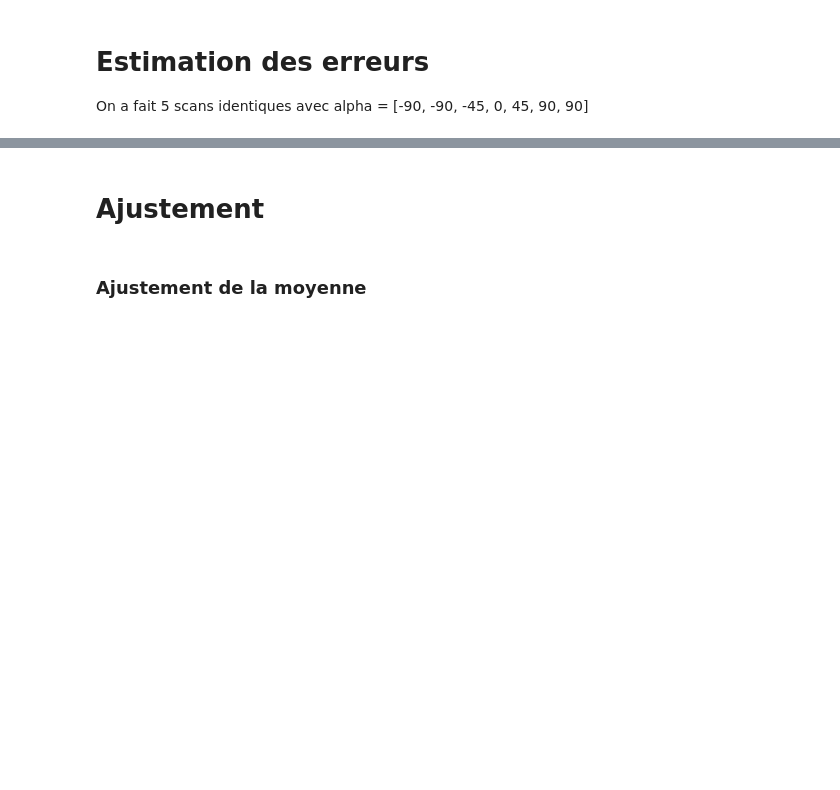
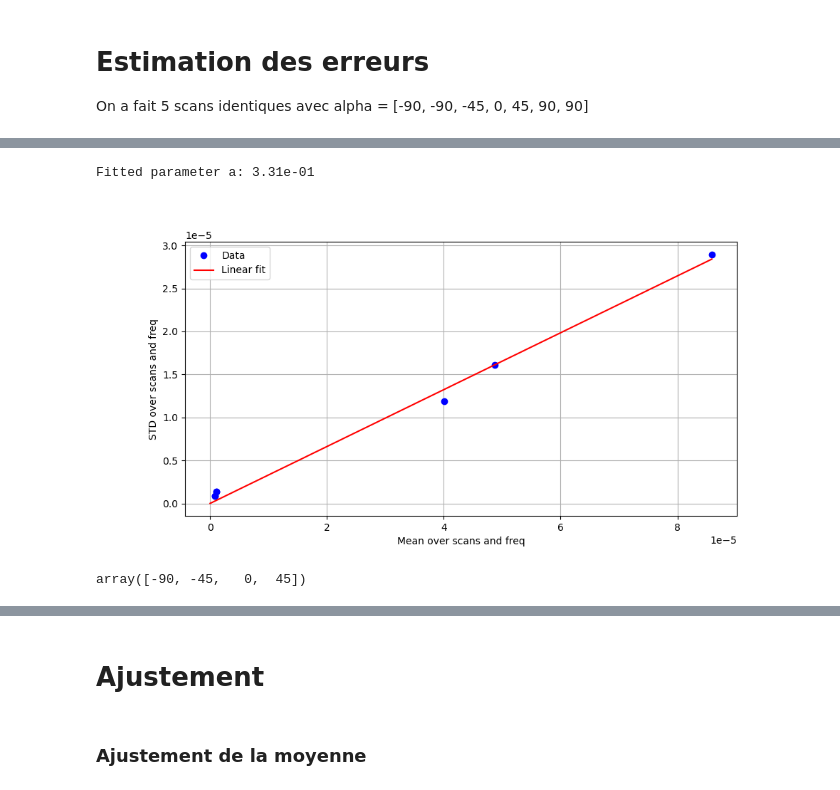
Before and after one commit to mousset/COSMOCal, a Jupyter notebook: Analyse_Malus_thetaR.ipynb, the cells around one changed output, grey strips where cells are left out. Drawn from its saved outputs; the diff is of its cells as text; code cells hidden in the pictures; blank space fills up the shorter version.

```diff
--- a/Analyse_Malus_thetaR.ipynb
+++ b/Analyse_Malus_thetaR.ipynb
@@ -292,0 +393,29 @@ plt.xlabel('Mean over scans and freq')
+# %%
+# On voit que le STD a l'air d'être proportionnel à l'amplitude du signal, ce qui suggère que le bruit est multiplicatif
+# Faisons un ajustement linéaire du STD en fonction de la moyenne pour vérifier cela
+def linear_model(x, a):
+    return a * x
+popt, pcov = curve_fit(linear_model, mean_over_scansfreq[:, t], std_over_scansfreq[:, t])
+a_fit = popt[0]
+print(f"Fitted parameter a: {a_fit:.2e}")
+
+fig, axs = plt.subplots(1, 1, figsize=(10, 5))
+axs.plot(mean_over_scansfreq[:, t], std_over_scansfreq[:, t], 'bo', label='Data')
+x_fit = np.linspace(0, np.max(mean_over_scansfreq[:, t]), 100)
+axs.plot(x_fit, linear_model(x_fit, *popt), 'r-', label='Linear fit')
+axs.set_xlabel('Mean over scans and freq')
+axs.set_ylabel('STD over scans and freq')
+axs.legend()
+axs.grid()
+#chi2 = get_chi2(std_over_scansfreq[:, t], linear_model(mean_over_scansfreq[:, t], *popt), std_over_scansfreq[:, t])
+#print("Chi2 :", chi2)
+
+#chi2_red = chi2 / (len(thetaR) - len(popt))
+#print("Chi2 réduit :", chi2_red)
+# %% [output]
+Fitted parameter a: 3.31e-01
+[figure, added]
+# %%
+allthetaR[0][1:-2]
+# %% [output]
+array([-90, -45,   0,  45])
```
Also changed, not shown: parts of 28 cells of this notebook, 2 other files.
